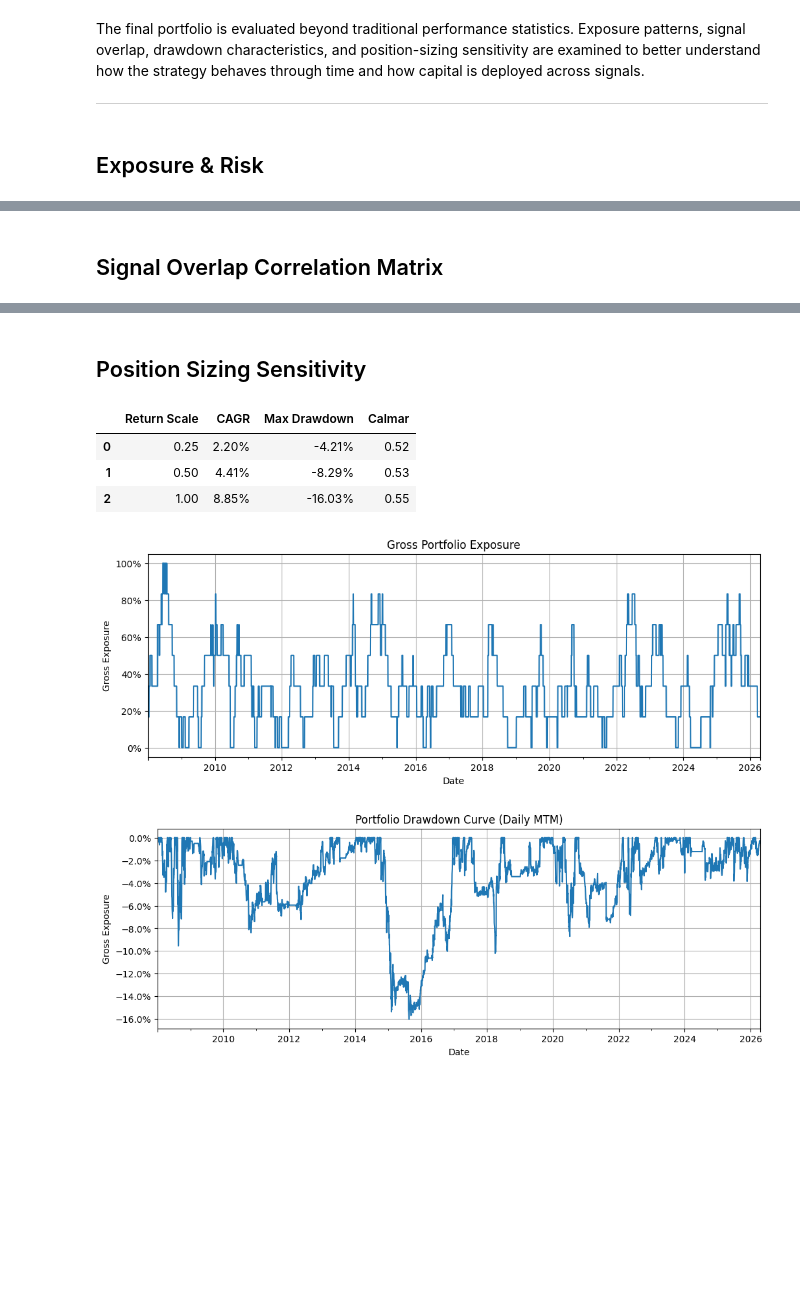
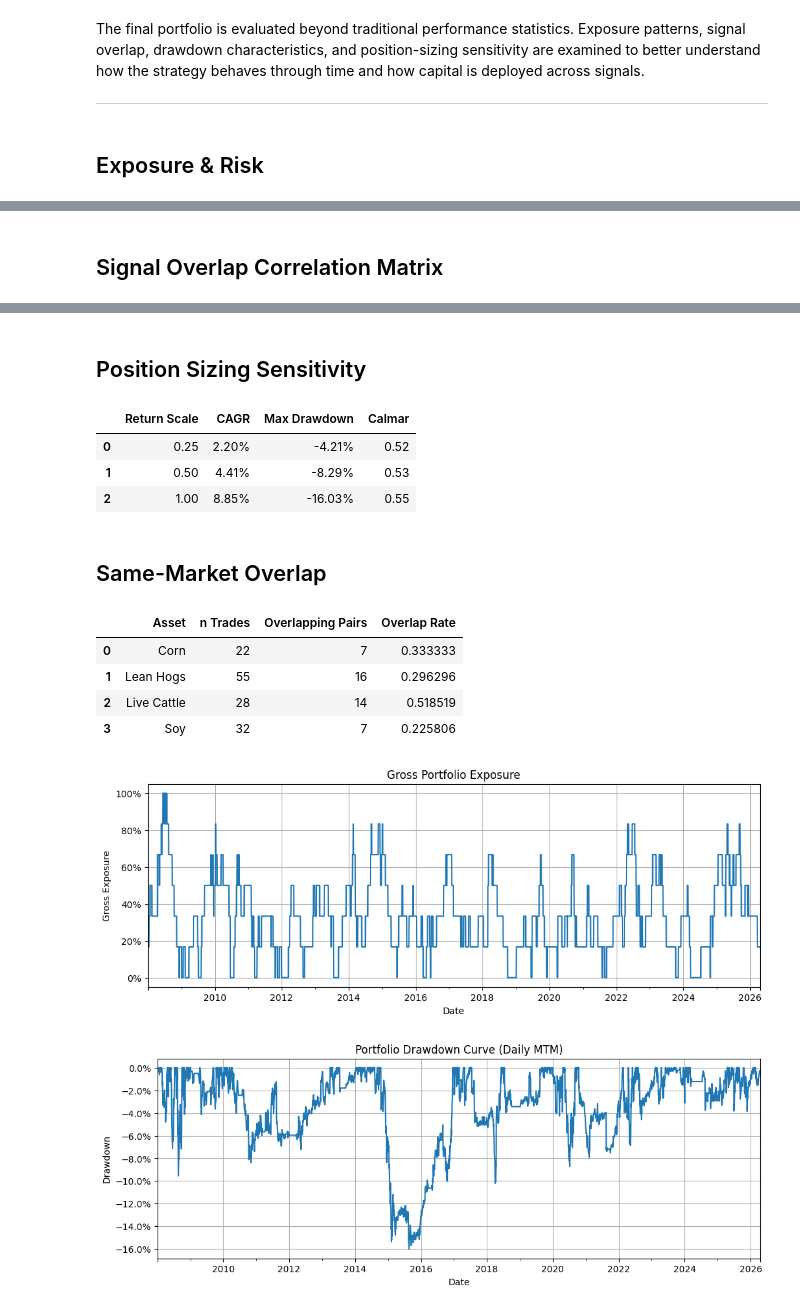
Before and after one commit to isupryaga/Commodities-Research, a Jupyter notebook: 02_signal_analysis_and_portfolio.ipynb, the cells around one changed output, grey strips where cells are left out. Drawn from its saved outputs; the diff is of its cells as text; code cells hidden in the pictures; blank space fills up the shorter version.

Commit message:
added Bootstrap CI and Same Market overlap analysis

```diff
--- a/02_signal_analysis_and_portfolio.ipynb
+++ b/02_signal_analysis_and_portfolio.ipynb
@@ -809,7 +809,7 @@ selected_lags = {
     "Lean Hogs lower long":   0,
     "Live Cattle lower long": 10,
     "Soy lower long":        0,
-    "Corn lower short":       0,
+    "Corn lower short":       10,
 }
 
 def rolling_unconditional(d, close_col, horizon, direction):
@@ -1391,6 +1450,26 @@ display(Markdown("## Position Sizing Sensitivity"))
 display(pd.DataFrame(stress_results))
 
 # =========================================================
+# SAME-MARKET OVERLAP
+# =========================================================
+overlap_rows = []
+for asset, grp in trade_df.groupby("Asset"):
+    grp = grp.sort_values("Entry Date").reset_index(drop=True)
+    overlaps = 0
+    for i in range(1, len(grp)):
+        if grp.loc[i, "Entry Date"] <= grp.loc[i - 1, "Exit Date"]:
+            overlaps += 1
+    overlap_rows.append({
+        "Asset": asset,
+        "n Trades": len(grp),
+        "Overlapping Pairs": overlaps,
+        "Overlap Rate": overlaps / max(len(grp) - 1, 1),
+    })
+
+overlap_df = pd.DataFrame(overlap_rows)
+display(Markdown("## Same-Market Overlap"))
+display(pd.DataFrame(overlap_df))
+# =========================================================
 # PLOTS
 # =========================================================
 ax = gross_exposure.plot(
@@ -1406,38 +1485,44 @@ plt.show()
 bx = drawdown.plot(
     figsize=(12, 4),
     title="Portfolio Drawdown Curve (Daily MTM)",
-    ylabel = "Gross Exposure",
+    ylabel = "Drawdown",
     xlabel = "Date",
     grid=True,
 )
 bx.yaxis.set_major_formatter(PercentFormatter(1.0))
 plt.show()
 # %% [output]
 ## Exposure & Risk
 | Metric | Value |
 | Max Gross Exposure | 100.00% |
 | Max Net Exposure | 83.33% |
 | Max Concurrent Positions | 4 |
 |  |  |
 | % Days With Active Positions | 90.2% |
 | Avg Idle Duration (days) | 20.4 |
 | Avg Gross Exposure | 32.70% |
 |  |  |
 | Worst Single Day | -3.51% |
 | Worst 5-Day Loss | -5.87% |
 | Max DD Duration (days) | 775 |
 | Time Underwater | 92.1% |
 ## Signal Overlap Correlation Matrix
 |  | Soy lower long | Corn lower short | Lean Hogs upper long | Live Cattle lower long | Lean Hogs lower long |
 | Soy lower long | 1.00 | 0.04 | -0.06 | 0.04 | -0.04 |
 | Corn lower short | 0.04 | 1.00 | -0.15 | -0.13 | -0.07 |
 | Lean Hogs upper long | -0.06 | -0.15 | 1.00 | -0.09 | -0.08 |
 | Live Cattle lower long | 0.04 | -0.13 | -0.09 | 1.00 | -0.09 |
 | Lean Hogs lower long | -0.04 | -0.07 | -0.08 | -0.09 | 1.00 |
 ## Position Sizing Sensitivity
 |  | Return Scale | CAGR | Max Drawdown | Calmar |
 | 0 | 0.25 | 2.20% | -4.21% | 0.52 |
 | 1 | 0.50 | 4.41% | -8.29% | 0.53 |
 | 2 | 1.00 | 8.85% | -16.03% | 0.55 |
+## Same-Market Overlap
+|  | Asset | n Trades | Overlapping Pairs | Overlap Rate |
+| 0 | Corn | 22 | 7 | 0.333333 |
+| 1 | Lean Hogs | 55 | 16 | 0.296296 |
+| 2 | Live Cattle | 28 | 14 | 0.518519 |
+| 3 | Soy | 32 | 7 | 0.225806 |
 [figure]
-[figure, old version]
+[figure, new version]
```
Also changed, not shown: parts of 8 cells of this notebook.
